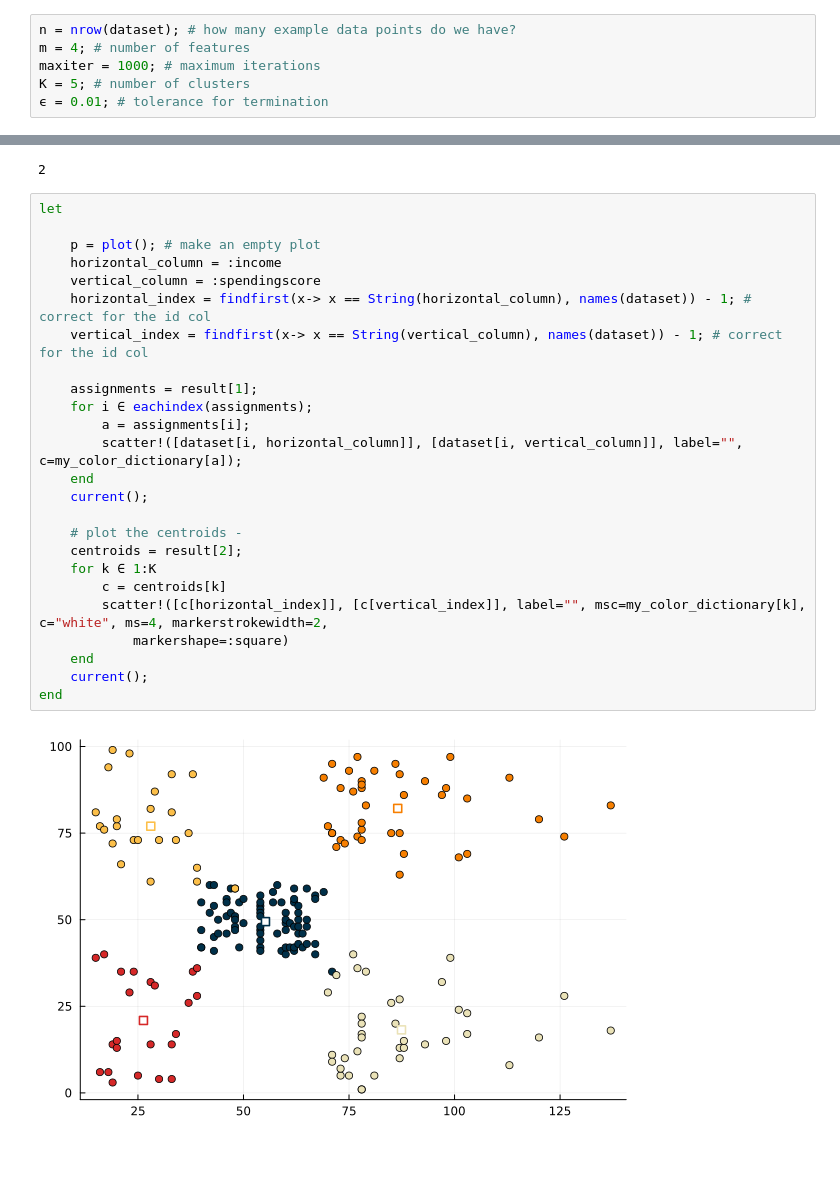
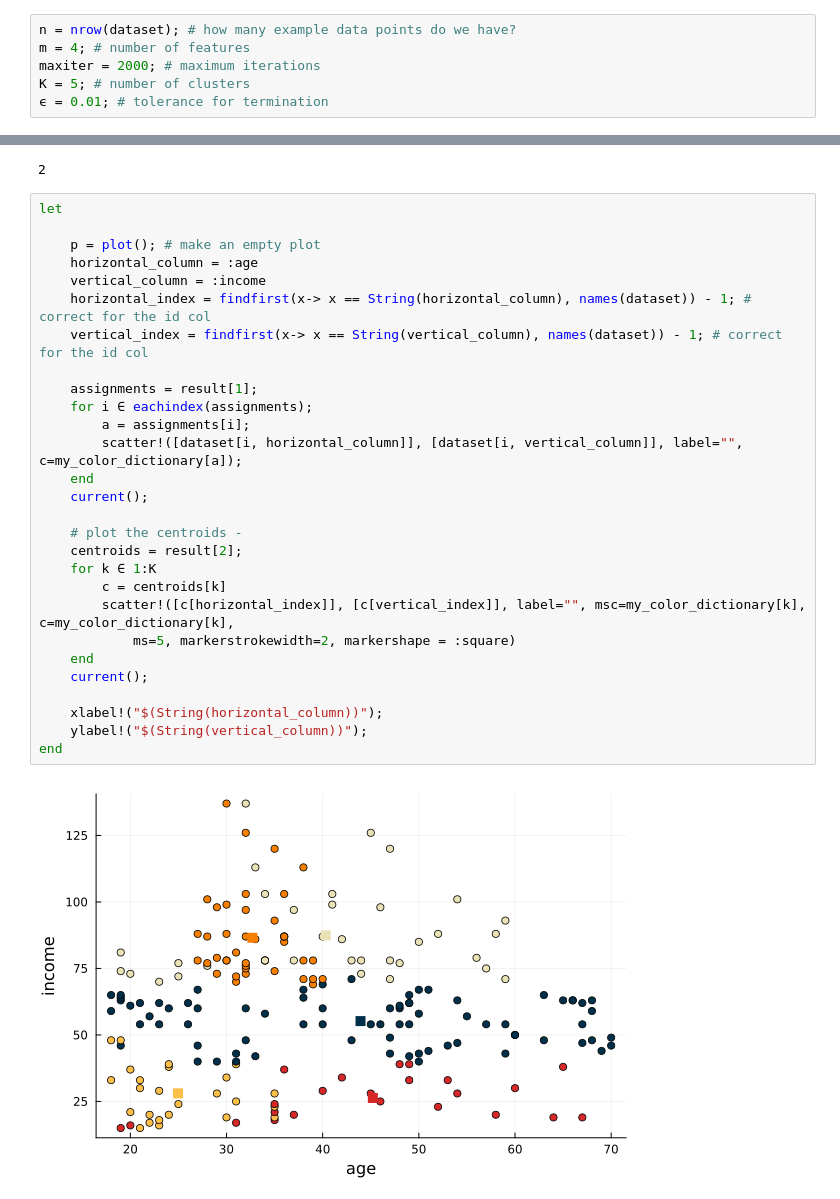
Before and after one commit to varnerlab/CHEME-5820-Lectures-Spring-2025, a Jupyter notebook: lectures/week-1/L1c/L1c-UnsupervisedLearningAndClustering-S2025.ipynb, the cells around one changed output, grey strips where cells are left out. Saved outputs shown, nothing was run; the diff lists cells and outputs as text; blank space fills up the shorter version.

```diff
--- a/lectures/week-1/L1c/L1c-UnsupervisedLearningAndClustering-S2025.ipynb
+++ b/lectures/week-1/L1c/L1c-UnsupervisedLearningAndClustering-S2025.ipynb
@@ -96,7 +96,7 @@ Let's set some constants that we'll need in the examples below. See the comment
 # %%
 n = nrow(dataset); # how many example data points do we have?
 m = 4; # number of features
-maxiter = 1000; # maximum iterations
+maxiter = 2000; # maximum iterations
 K = 5; # number of clusters
 ϵ = 0.01; # tolerance for termination
 # %% [markdown]
@@ -193,27 +193,30 @@ findfirst(x-> x == "gender", names(dataset))
 # %%
 let
 
     p = plot(); # make an empty plot
-    horizontal_column = :income
-    vertical_column = :spendingscore
+    horizontal_column = :age
+    vertical_column = :income
     horizontal_index = findfirst(x-> x == String(horizontal_column), names(dataset)) - 1; # correct for the id col
     vertical_index = findfirst(x-> x == String(vertical_column), names(dataset)) - 1; # correct for the id col
 
     assignments = result[1];
     for i ∈ eachindex(assignments);
         a = assignments[i];
         scatter!([dataset[i, horizontal_column]], [dataset[i, vertical_column]], label="", c=my_color_dictionary[a]);
     end
     current();
 
     # plot the centroids -
     centroids = result[2];
     for k ∈ 1:K
         c = centroids[k]
-        scatter!([c[horizontal_index]], [c[vertical_index]], label="", msc=my_color_dictionary[k], c="white", ms=4, markerstrokewidth=2,
-            markershape=:square)
+        scatter!([c[horizontal_index]], [c[vertical_index]], label="", msc=my_color_dictionary[k], c=my_color_dictionary[k],
+            ms=5, markerstrokewidth=2, markershape = :square)
     end
     current();
+
+    xlabel!("$(String(horizontal_column))");
+    ylabel!("$(String(vertical_column))");
 end
 # %% [output]
-[figure, old version]
+[figure, new version]
```
